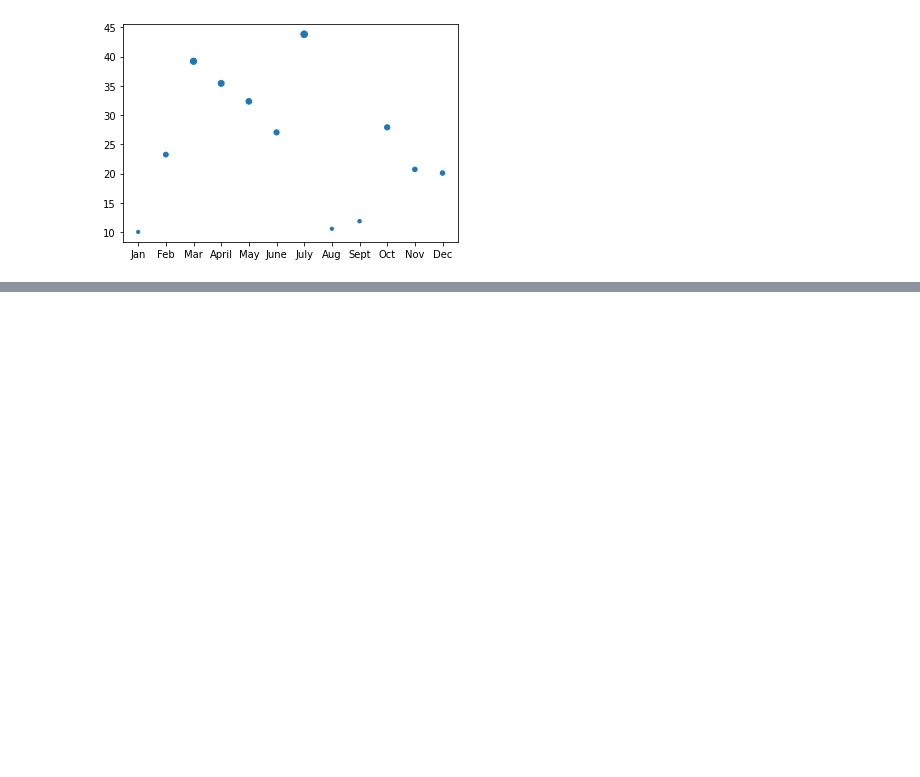
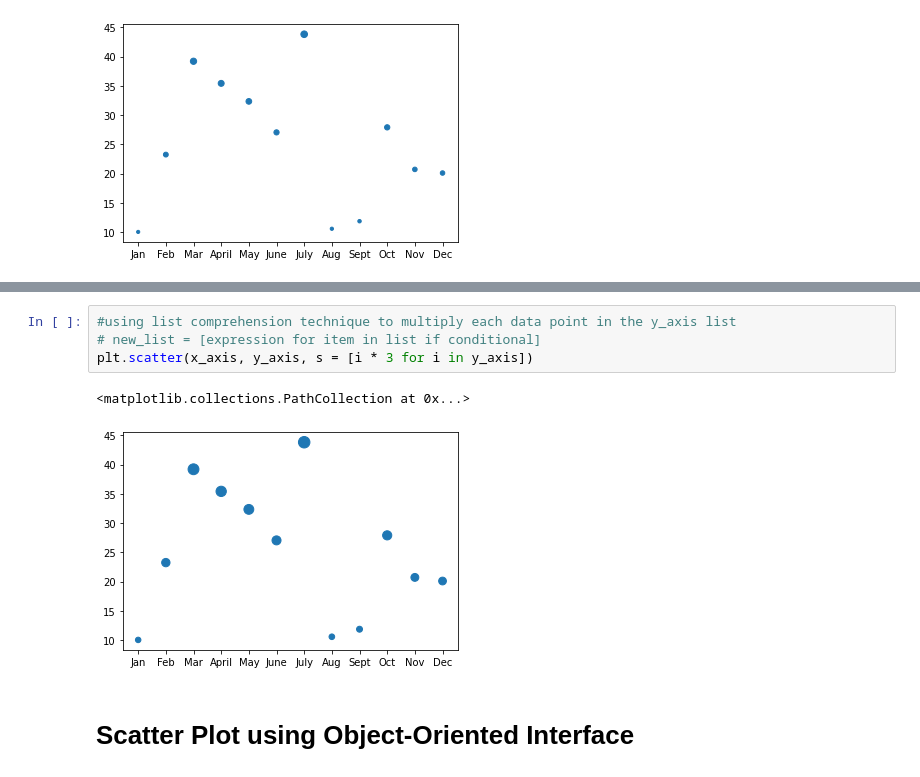
Before and after one commit to piathoi/PyBer_Analysis, a Jupyter notebook: matplotlib_practice.ipynb, the cells around one changed output, grey strips where cells are left out. Saved outputs shown, nothing was run; the diff lists cells and outputs as text; blank space fills up the shorter version.

```diff
--- a/matplotlib_practice.ipynb
+++ b/matplotlib_practice.ipynb
@@ -222,0 +228,9 @@ for data in y_axis:
+# %%
+#using list comprehension technique to multiply each data point in the y_axis list
+# new_list = [expression for item in list if conditional]
+plt.scatter(x_axis, y_axis, s = [i * 3 for i in y_axis])
+# %% [output]
+<matplotlib.collections.PathCollection at 0x...>
+[figure, added]
+# %% [markdown]
+# Scatter Plot using Object-Oriented Interface
```
Also changed, not shown: parts of 9 cells of this notebook.
